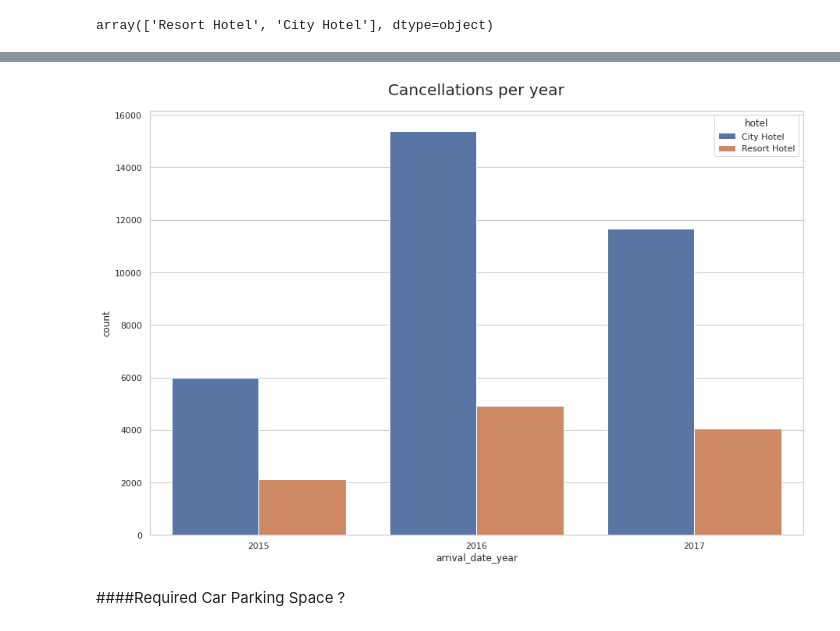
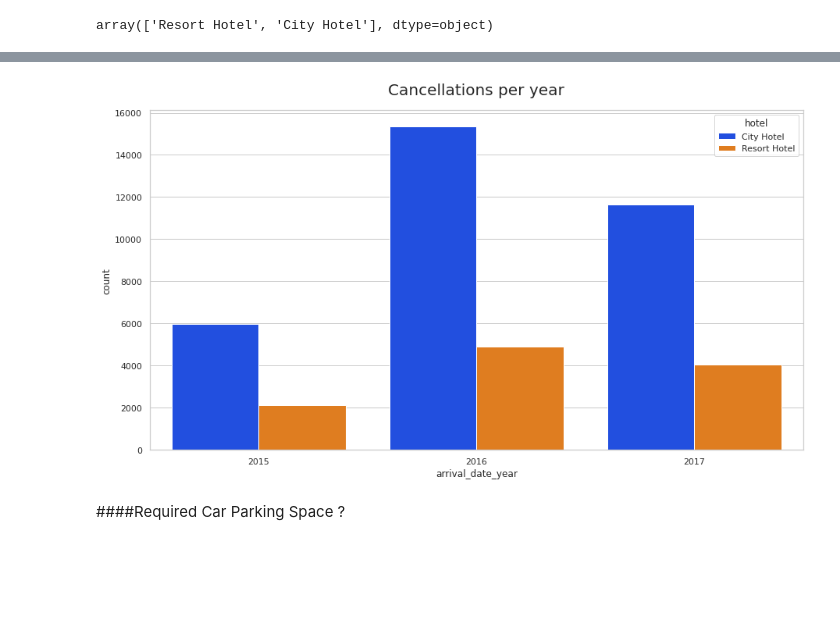
Before and after one commit to snehahampapura/Hotel-Booking-Analysis, a Jupyter notebook: Hotel_Booking_Analysis_Capstone_Project.ipynb, the cells around one changed output, grey strips where cells are left out. Drawn from its saved outputs; the diff is of its cells as text; code cells hidden in the pictures; blank space fills up the shorter version.

```diff
--- a/Hotel_Booking_Analysis_Capstone_Project.ipynb
+++ b/Hotel_Booking_Analysis_Capstone_Project.ipynb
@@ -313,5 +397,5 @@ df[df['adr']<0]
 # %%
 # Finding all the outlier index
-outliers_index = list(df[(df['adr']>1000) | (df['adr']<0)].index)
+outliers_index = list(df[(df['adr']>400) | (df['adr']<0)].index)
 outliers_index
 # %% [output]
@@ -496,6 +569,11 @@ for i in req_list:
 members_outlier_list = list(df[(df['babies']>5) | (df['children']>5) | (df['adults']>10)].index)
 # %%
 df.drop(members_outlier_list,axis=0,inplace=True)
+# %%
+#As there wont be any children coming to vacation without adults/parents dropping them
+
+var = list(df[(df['adults']==0)&((df['children']!=0)|(df['babies']!=0))].index)
+df.drop(var,axis=0,inplace = True)
 # %%
 df.info()
 # %% [output]
@@ -702,0 +923,16 @@ canceled.head()
+# %%
+# Line Plot
+from cycler import cycler
+plt.rc('lines', linewidth=2)
+
+plt.figure(figsize=(20,8))
+#plt.style.use(['dark_background'])
+plt.plot(Final_Data_Arrange['Month'],Final_Data_Arrange['Resort_Hotel_Price'],label='Resort',color="r")
+plt.plot(Final_Data_Arrange['Month'],Final_Data_Arrange['City_Hotel_Price'],label='City_hotel',color="g")
+plt.grid(linewidth=.3)
+plt.title("Price Over Month", fontsize=20)
+plt.xlabel("Months", fontsize=16)
+plt.ylabel("ADR", fontsize=16)
+plt.legend(loc="upper right")
+
+plt.show()
@@ -1087,5 +1480,0 @@ pivot_graph
-# %%
-# Bar Plot
-plt.rcParams["figure.figsize"]=20,8
-#plt.title("Different Types Of Special Request As Per Customer",fontsize=20)
-pivot_graph.plot(kind='barh',title ='Different Types Of Special Request As Per Customer', )
@@ -1643,10 +1561,10 @@ cancel_year
 # %%
-plt.figure(figsize=(15,10))
+plt.figure(figsize=(15,8))
 plt.title('Cancellations per year',fontsize=20,pad=20)
-sns.barplot(x = cancel_year['arrival_date_year'],y=cancel_year['count'],hue=cancel_year['hotel'])
+sns.barplot(x = cancel_year['arrival_date_year'],y=cancel_year['count'],hue=cancel_year['hotel'],palette='bright')
 plt.show()
 # %% [output]
-[figure, old version]
+[figure, new version]
 # %% [markdown]
 ####Required Car Parking Space ?
 # %%
```
Also changed, not shown: parts of 298 cells of this notebook.
